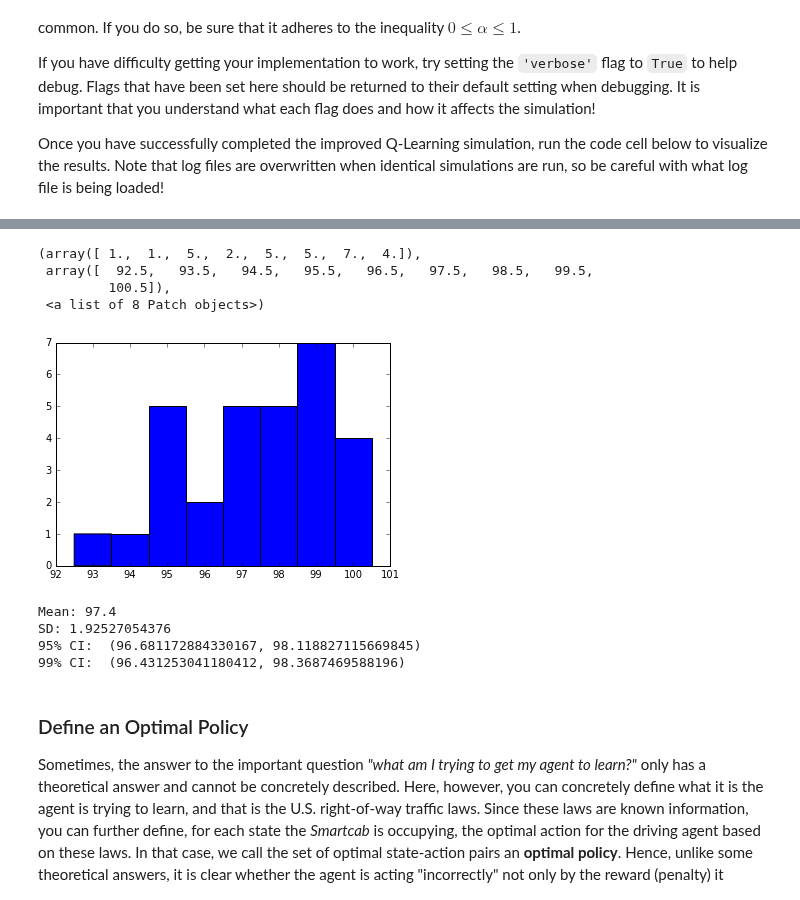
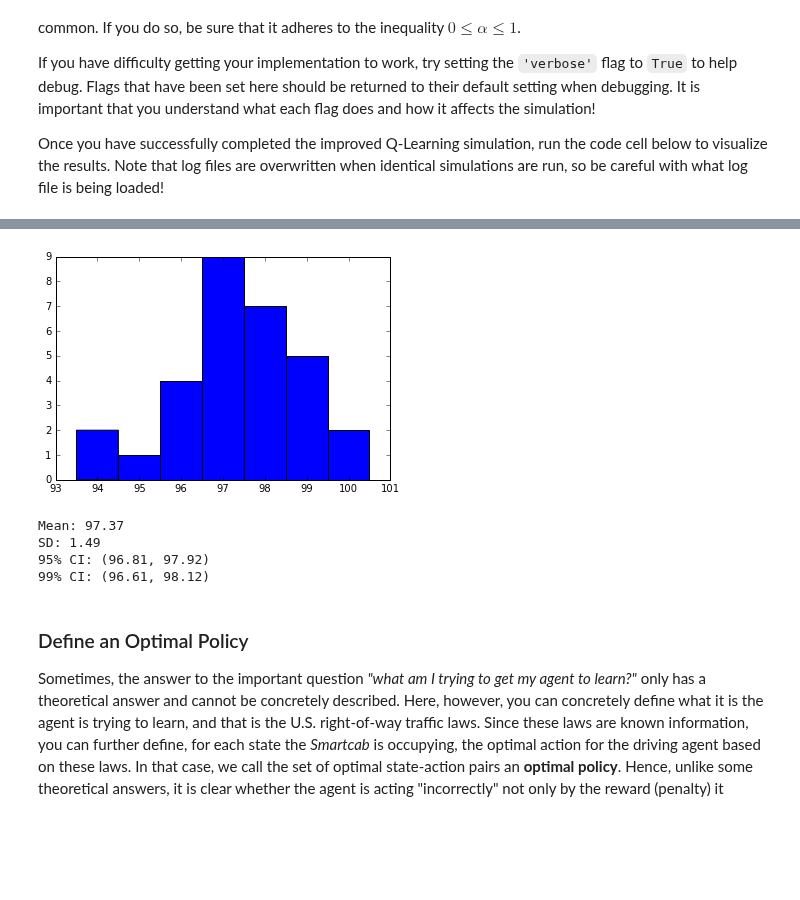
Before and after one commit to alextrickey/smartcab, a Jupyter notebook: smartcab.ipynb, the cells around one changed output, grey strips where cells are left out. Drawn from its saved outputs; the diff is of its cells as text; code cells hidden in the pictures; blank space fills up the shorter version.

```diff
--- a/smartcab.ipynb
+++ b/smartcab.ipynb
@@ -417,31 +428,29 @@ b = -a * 150
 # %%
 import matplotlib.pyplot as plt
 import numpy as np
 %matplotlib inline
-#Data
-v = [95, 99, 100, 93, 97, 99,  95, 99, 100, 97,
-     95, 97,  98, 98, 99, 96, 95, 100, 96,  98,
-     97, 98, 95,  99, 97, 94, 98, 100, 99,  99]
-plt.hist(v,bins=np.array(range(93,102))-0.5,align='mid')
+#Data (See Final Model Evaluation)
+v = [97,97,97, 94,96,95,99,97,98,100,
+     96,99,99,100,97,98,96,98,94, 97,
+     97,98,98, 99,96,97,99,98,98, 97]
+plt.hist(v,bins=np.array(range(94,102))-0.5,align='mid');
 # %% [output]
-(array([ 1.,  1.,  5.,  2.,  5.,  5.,  7.,  4.]),
- array([  92.5,   93.5,   94.5,   95.5,   96.5,   97.5,   98.5,   99.5,
-         100.5]),
- <a list of 8 Patch objects>)
-[figure, old version]
+[figure, new version]
 # %%
 # Calculate Confidence Interval for Reliability
 t_95 = 2.045
 t_99 = 2.756
-print "Mean:", np.mean(v)
-print "SD:", np.std(v)
-print "95% CI: ", (np.mean(v) - np.std(v)/np.sqrt(len(v))*t_95, np.mean(v) + np.std(v)/np.sqrt(len(v))*t_95)
-print "99% CI: ", (np.mean(v) - np.std(v)/np.sqrt(len(v))*t_99, np.mean(v) + np.std(v)/np.sqrt(len(v))*t_99)
+print "Mean: {:0.2f}".format(np.mean(v))
+print "SD: {:0.2f}".format(np.std(v))
+print "95% CI: ({:0.2f}, {:0.2f})".format(np.mean(v) - np.std(v)/np.sqrt(len(v))*t_95,
+                                       np.mean(v) + np.std(v)/np.sqrt(len(v))*t_95)
+print "99% CI: ({:0.2f}, {:0.2f})".format(np.mean(v) - np.std(v)/np.sqrt(len(v))*t_99,
+                                          np.mean(v) + np.std(v)/np.sqrt(len(v))*t_99)
 # %% [output]
-Mean: 97.4
-SD: 1.92527054376
-95% CI:  (96.681172884330167, 98.118827115669845)
-99% CI:  (96.431253041180412, 98.3687469588196)
+Mean: 97.37
+SD: 1.49
+95% CI: (96.81, 97.92)
+99% CI: (96.61, 98.12)
 # %% [markdown]
 ### Define an Optimal Policy
 
```
Also changed, not shown: parts of 21 cells of this notebook.
